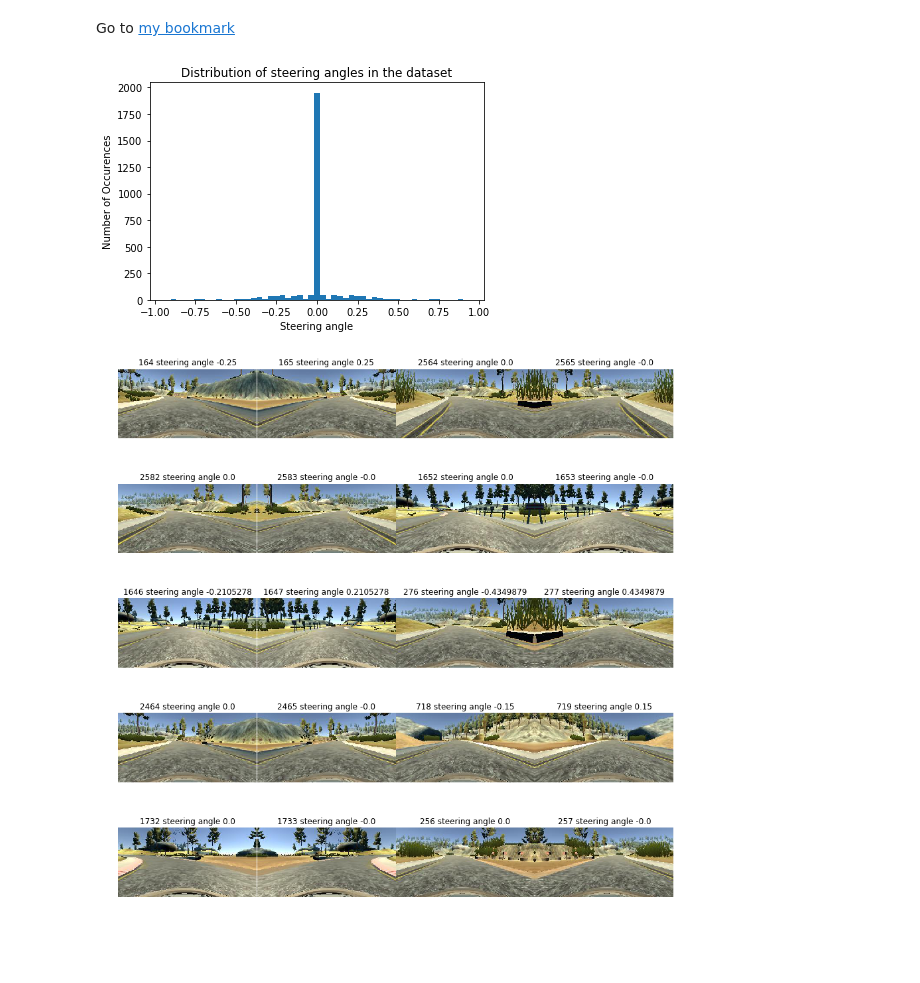
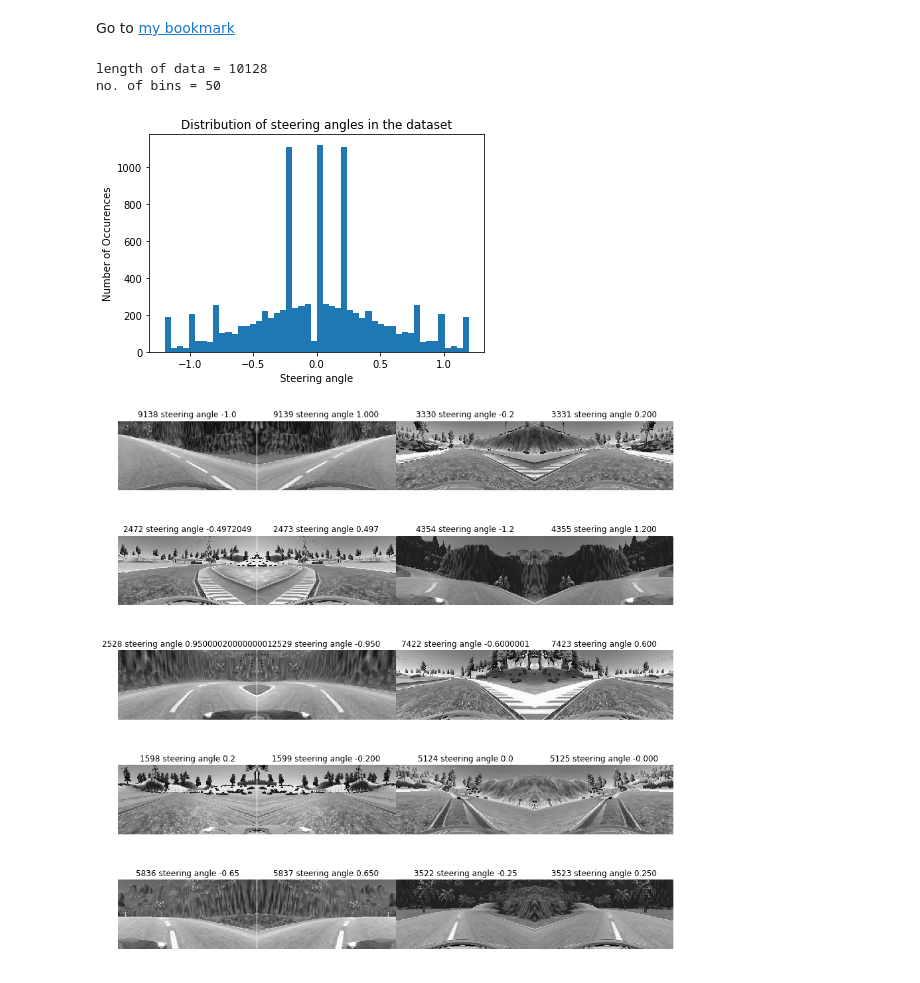
Before and after one commit to BusAI-Self-Driving-Car/Udacity-Self-Driving-Car-Engineer-Nanodegree, a Jupyter notebook: Term1-proj3-Behavioral-Cloning/data_exploration.ipynb, the cells around one changed output. Saved outputs shown, nothing was run; the diff lists cells and outputs as text; code cells hidden in the pictures; blank space fills up the shorter version.

Commit message:
Converting images to grayscale, and dropping some data with steering angle 0. so as to equalize the steering angle histogram somewhat

```diff
--- a/Term1-proj3-Behavioral-Cloning/data_exploration.ipynb
+++ b/Term1-proj3-Behavioral-Cloning/data_exploration.ipynb
@@ -121,0 +69,7 @@ y_train shape = (2686,)
+# %%
+# Image preprocessing
+def preprocess_image(image):
+    if dict_config_params['convert_rbg2gray']:
+        return cv2.cvtColor(image, cv2.COLOR_RGB2GRAY)
+    else:
+        return image
@@ -133,45 +193,58 @@ get_ipython().run_line_magic('matplotlib', 'inline')
 
 
 def visualize_images(X, y, num_random_imgs=10, color_map=None):
-    random.seed(3242)
+    random.seed(2342)
 
     fig, axs = plt.subplots(int(num_random_imgs/4), 4, figsize=(15, 15))
     fig.subplots_adjust(hspace = .4, wspace=.003)
     axs = axs.ravel()
     for i in range(0, num_random_imgs, 2):
-        index = random.randint(0, len(X))
+        index = random.randint(0, len(X)) - 1
         if index%2!=0:
             index+=1 # We want an even index
 
         if color_map=='gray':
             image = X[index].squeeze()
             image_flipped = X[index+1].squeeze()
         else:
             image = X[index]
             image_flipped = X[index+1]
             #print("image shape = {}".format(image_flipped.shape))
 
         axs[i].axis('off')
         axs[i].imshow(image, color_map)
         axs[i].set_title("{} steering angle {}".format(index, y[index]))
 
         axs[i+1].axis('off')
         axs[i+1].imshow(image_flipped, color_map)
-        axs[i+1].set_title("{} steering angle {}".format(index+1, y[index+1]))
+        axs[i+1].set_title("{0} steering angle {1:.3f}".format(index+1, y[index+1]))
 
 def plot_histogram(data):
-    plt.hist(data, bins=int(2*len(data)/100))
+    len_data = len(data)
+    print("length of data = {}".format(len_data))
+    num_bins=int(2*len_data/400)
+    print("no. of bins = {}".format(num_bins))
+    print()
+
+    plt.hist(data, bins=num_bins)
     # plt.xlim(xmax=n_classes-1)
     plt.ylabel('Number of Occurences')
     plt.xlabel('Steering angle')
     plt.title('Distribution of steering angles in the dataset')
 
-# print("y_train = {}".format(y_train[360:380]))
-plot_histogram(y_train)
-visualize_images(X_train, y_train, num_random_imgs=20)
+if True: #dict_config_params['dbg_data_generators']:
+    X_plot, y_plot = get_data(train_samples)
+    #print("y_plot = {}".format(y_plot))
+    plot_histogram(y_plot)
+
+    if dict_config_params['convert_rbg2gray']:
+        color_map = 'gray'
+    visualize_images(X_plot, y_plot, num_random_imgs=20, color_map=color_map)
 # %% [output]
+length of data = 10128
+no. of bins = 50
-[figure, old version]
+[figure, new version]
-[figure, old version]
+[figure, new version]
 # %%
 from model import configure_tensorflow_session, get_model_single_layer, \
                   get_model_single_layer_cropped, get_model_lenet, \
```
Also changed, not shown: parts of 7 cells of this notebook, 4 other files.
